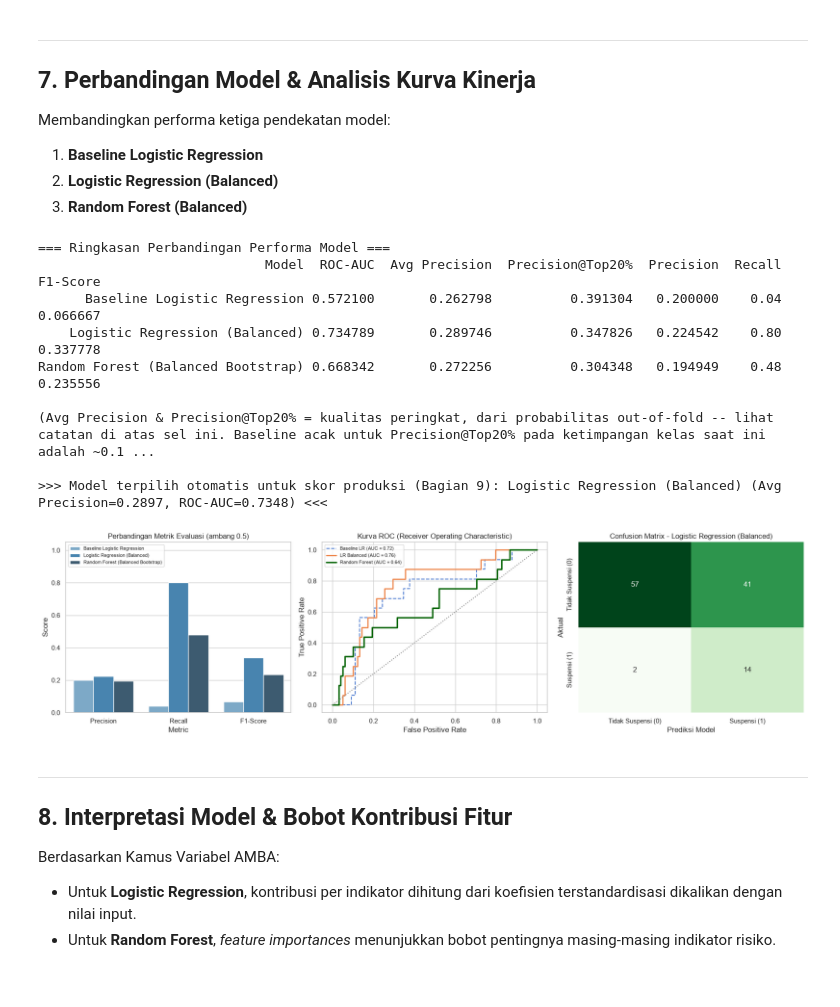
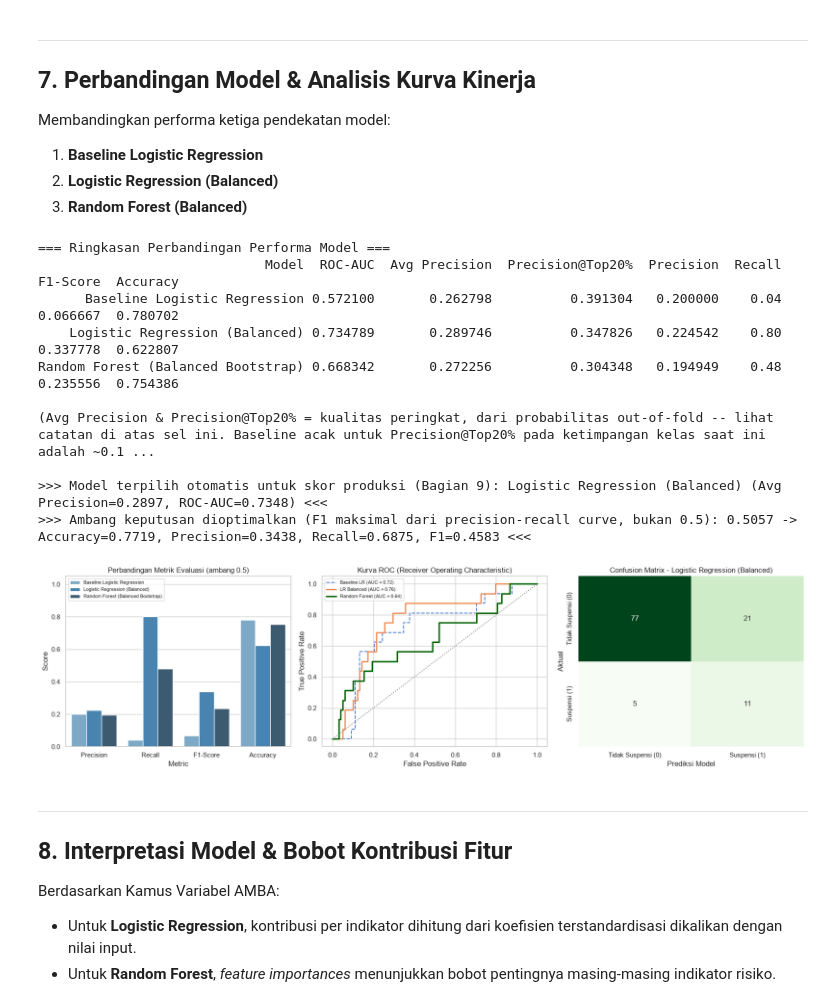
Before and after one commit to maniikambara/LIMINA-model-train, a Jupyter notebook: preprocessing/notebook/modeling_and_evaluation.ipynb, the cells around one changed output. Drawn from its saved outputs; the diff is of its cells as text; code cells hidden in the pictures.

Commit message:
update modeling
add accuracy and optimize output

```diff
--- a/preprocessing/notebook/modeling_and_evaluation.ipynb
+++ b/preprocessing/notebook/modeling_and_evaluation.ipynb
@@ -519,7 +520,12 @@ if SUPERVISED_MODE:
         "Precision@Top20%": [precision_at_top_pct(y, proba_map[m]) for m in model_names],
         "Precision": [scores_base["test_precision"].mean(), scores_lr_balanced["test_precision"].mean(), scores_rf["test_precision"].mean()],
         "Recall": [scores_base["test_recall"].mean(), scores_lr_balanced["test_recall"].mean(), scores_rf["test_recall"].mean()],
-        "F1-Score": [scores_base["test_f1"].mean(), scores_lr_balanced["test_f1"].mean(), scores_rf["test_f1"].mean()]
+        "F1-Score": [scores_base["test_f1"].mean(), scores_lr_balanced["test_f1"].mean(), scores_rf["test_f1"].mean()],
+        # Accuracy pada ambang 0.5 bawaan tiap model -- angka Precision di
+        # tabel ini (~0.2) gampang salah dibaca sebagai "akurasi", padahal
+        # beda metrik. Accuracy sesungguhnya jauh lebih tinggi di data
+        # setimpang begini karena kelas mayoritas (tidak suspensi) mendominasi.
+        "Accuracy": [accuracy_score(y, pred_map[m]) for m in model_names],
     }
 
     df_comp = pd.DataFrame(comparison_data)
@@ -542,11 +548,43 @@ if SUPERVISED_MODE:
         f"ROC-AUC={df_comp.loc[best_idx, 'ROC-AUC']:.4f}) <<<"
     )
 
+    # --- Ambang keputusan dioptimalkan (BUKAN default 0.5) ---
+    # y_pred_selected di atas masih pakai ambang 0.5 bawaan sklearn -- pada
+    # kelas positif ~14% (16/114 baris), 0.5 jarang jadi titik potong yang
+    # menyeimbangkan precision/recall dengan baik. Di bawah dicari ambang
+    # yang memaksimalkan F1 dari precision-recall curve probabilitas
+    # out-of-fold MODEL TERPILIH -- model & probabilitasnya SAMA SEKALI
+    # TIDAK berubah, cuma titik potong 0/1-nya. F1 dipilih (bukan akurasi
+    # mentah) supaya precision & recall tetap seimbang -- menaikkan ambang
+    # sampai model nyaris tak pernah menandai risiko akan bikin akurasi
+    # kelihatan tinggi tapi recall ambruk, percuma untuk early warning system.
+    prec_curve, rec_curve, thr_curve = precision_recall_curve(y, y_proba_selected)
+    f1_curve = np.divide(
+        2 * prec_curve * rec_curve, prec_curve + rec_curve,
+        out=np.zeros_like(prec_curve), where=(prec_curve + rec_curve) > 0
+    )
+    optimal_threshold = float(thr_curve[np.argmax(f1_curve[:-1])]) if len(thr_curve) > 0 else 0.5
+    y_pred_selected = (y_proba_selected >= optimal_threshold).astype(int)
+
+    print(
+        f">>> Ambang keputusan dioptimalkan (F1 maksimal dari precision-recall "
+        f"curve, bukan 0.5): {optimal_threshold:.4f} -> "
+        f"Accuracy={accuracy_score(y, y_pred_selected):.4f}, "
+        f"Precision={precision_score(y, y_pred_selected):.4f}, "
+        f"Recall={recall_score(y, y_pred_selected):.4f}, "
+        f"F1={f1_score(y, y_pred_selected):.4f} <<<"
+    )
+    print(
+        f"(Kolom 'Accuracy' pada tabel di atas masih pada ambang 0.5 default -- "
+        f"angka FINAL yang dipakai untuk skor produksi & backtest.json adalah "
+        f"baris di atas ini, pada ambang {optimal_threshold:.4f}.)"
+    )
+
     fig, axes = plt.subplots(1, 3, figsize=(18, 5))
 
     # 1. Bar Chart Metrik Perbandingan (cuma metrik ambang-0.5, biar skala sumbu y tetap 0-1 rapi)
     df_comp_melt = pd.melt(
-        df_comp[["Model", "Precision", "Recall", "F1-Score"]],
+        df_comp[["Model", "Precision", "Recall", "F1-Score", "Accuracy"]],
         id_vars="Model", var_name="Metric", value_name="Score"
     )
     sns.barplot(data=df_comp_melt, x="Metric", y="Score", hue="Model", ax=axes[0], palette="Blues_d")
@@ -571,38 +609,39 @@ if SUPERVISED_MODE:
     # 3. Confusion Matrix -- MODEL TERPILIH (bukan selalu Random Forest)
     cm = confusion_matrix(y, y_pred_selected)
     sns.heatmap(cm, annot=True, fmt="d", cmap="Greens", ax=axes[2], cbar=False,
                 xticklabels=["Tidak Suspensi (0)", "Suspensi (1)"],
                 yticklabels=["Tidak Suspensi (0)", "Suspensi (1)"])
     axes[2].set_title(f"Confusion Matrix - {best_model_name}")
     axes[2].set_xlabel("Prediksi Model")
     axes[2].set_ylabel("Aktual")
 
     plt.tight_layout()
     plt.show()
 else:
     df_comp = None
     cm = None
     best_model_name = "SkorAnomaliMahalanobis (unsupervised, fallback sementara)"
     y_proba_selected = None
     y_pred_selected = None
     print(
         "Dilewati: tabel perbandingan metrik, kurva ROC, dan confusion matrix -- "
         "semuanya butuh label kelas (SUPERVISED_MODE=True) untuk dihitung secara "
         "valid. Skor Bagian 6 saat ini berasal dari SkorAnomaliMahalanobis "
         "(unsupervised), bukan hasil klasifikasi berlabel, jadi tidak ada metrik "
         "berbasis label yang bisa dilaporkan secara jujur di sini."
     )
 # %% [output]
 === Ringkasan Perbandingan Performa Model ===
-                             Model  ROC-AUC  Avg Precision  Precision@Top20%  Precision  Recall  F1-Score
-      Baseline Logistic Regression 0.572100       0.262798          0.391304   0.200000    0.04  0.066667
-    Logistic Regression (Balanced) 0.734789       0.289746          0.347826   0.224542    0.80  0.337778
-Random Forest (Balanced Bootstrap) 0.668342       0.272256          0.304348   0.194949    0.48  0.235556
+                             Model  ROC-AUC  Avg Precision  Precision@Top20%  Precision  Recall  F1-Score  Accuracy
+      Baseline Logistic Regression 0.572100       0.262798          0.391304   0.200000    0.04  0.066667  0.780702
+    Logistic Regression (Balanced) 0.734789       0.289746          0.347826   0.224542    0.80  0.337778  0.622807
+Random Forest (Balanced Bootstrap) 0.668342       0.272256          0.304348   0.194949    0.48  0.235556  0.754386
 
 (Avg Precision & Precision@Top20% = kualitas peringkat, dari probabilitas out-of-fold -- lihat catatan di atas sel ini. Baseline acak untuk Precision@Top20% pada ketimpangan kelas saat ini adalah ~0.1 ...
 
 >>> Model terpilih otomatis untuk skor produksi (Bagian 9): Logistic Regression (Balanced) (Avg Precision=0.2897, ROC-AUC=0.7348) <<<
+>>> Ambang keputusan dioptimalkan (F1 maksimal dari precision-recall curve, bukan 0.5): 0.5057 -> Accuracy=0.7719, Precision=0.3438, Recall=0.6875, F1=0.4583 <<<
-[figure, old version]
+[figure, new version]
 # %% [markdown]
 ---
 ## 8. Interpretasi Model & Bobot Kontribusi Fitur
```
Also changed, not shown: parts of 2 cells of this notebook.
